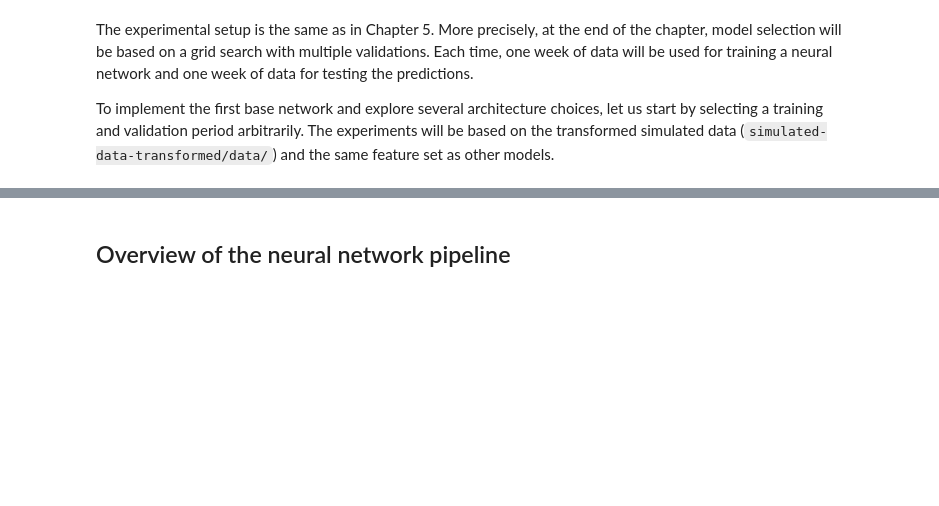
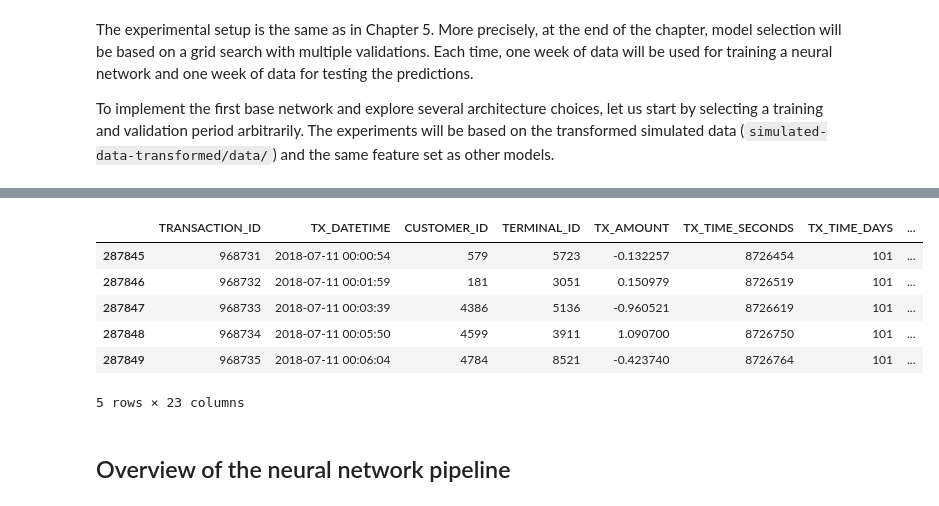
Before and after one commit to FaramirHurin/ADV-O, a Jupyter notebook: Chapter_7_DeepLearning/FeedForwardNeuralNetworks.ipynb, the cells around one changed output, grey strips where cells are left out. Saved outputs shown, nothing was run; the diff lists cells and outputs as text; code cells hidden in the pictures; blank space fills up the shorter version.

```diff
--- a/Chapter_7_DeepLearning/FeedForwardNeuralNetworks.ipynb
+++ b/Chapter_7_DeepLearning/FeedForwardNeuralNetworks.ipynb
@@ -86,6 +85,16 @@ delta_test=7
                                        delta_train=delta_train,delta_delay=delta_delay,delta_test=delta_test)
 # By default, scaling the input data
 (train_df, test_df)=scaleData(train_df,test_df,input_features)
+# %%
+train_df.head()
+# %% [output]
+|  | TRANSACTION_ID | TX_DATETIME | CUSTOMER_ID | TERMINAL_ID | TX_AMOUNT | TX_TIME_SECONDS | TX_TIME_DAYS | ... |
+| 287845 | 968731 | 2018-07-11 00:00:54 | 579 | 5723 | -0.132257 | 8726454 | 101 | ... |
+| 287846 | 968732 | 2018-07-11 00:01:59 | 181 | 3051 | 0.150979 | 8726519 | 101 | ... |
+| 287847 | 968733 | 2018-07-11 00:03:39 | 4386 | 5136 | -0.960521 | 8726619 | 101 | ... |
+| 287848 | 968734 | 2018-07-11 00:05:50 | 4599 | 3911 | 1.090700 | 8726750 | 101 | ... |
+| 287849 | 968735 | 2018-07-11 00:06:04 | 4784 | 8521 | -0.423740 | 8726764 | 101 | ... |
+5 rows × 23 columns
 # %% [markdown]
 ## Overview of the neural network pipeline
 # %% [markdown]
```
Also changed, not shown: parts of 8 cells of this notebook.
